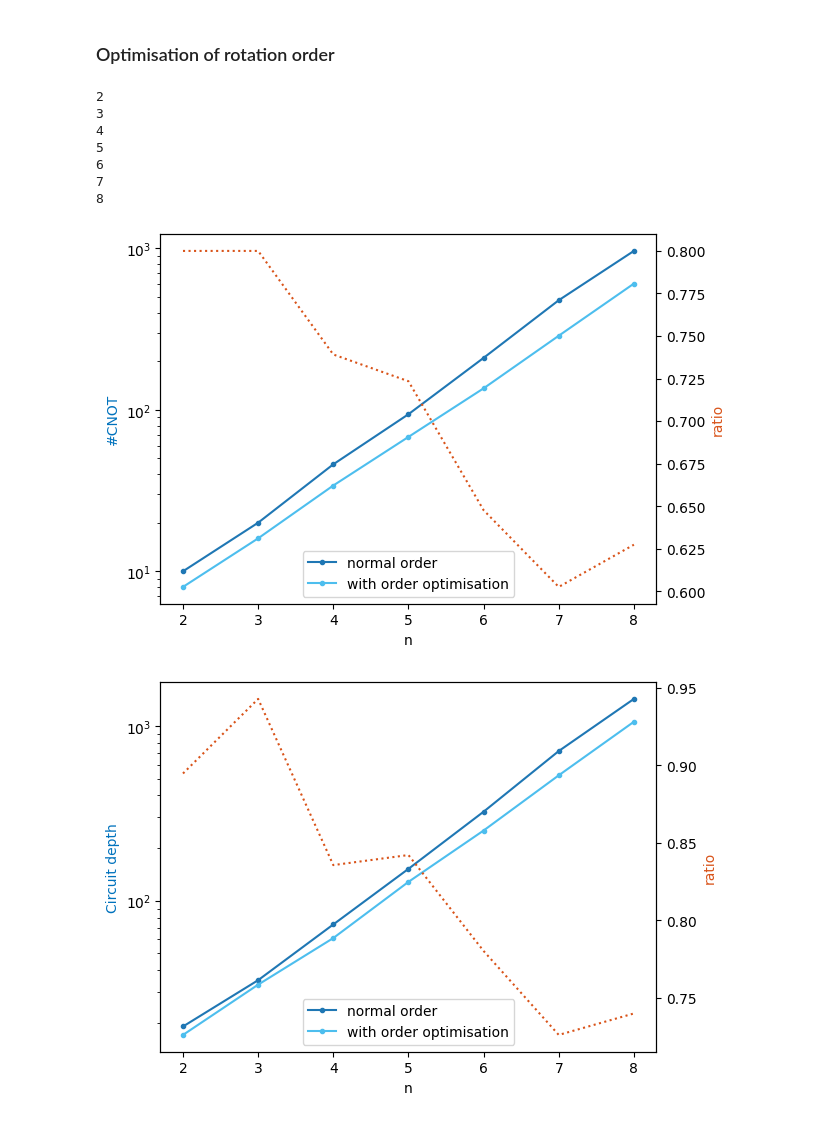
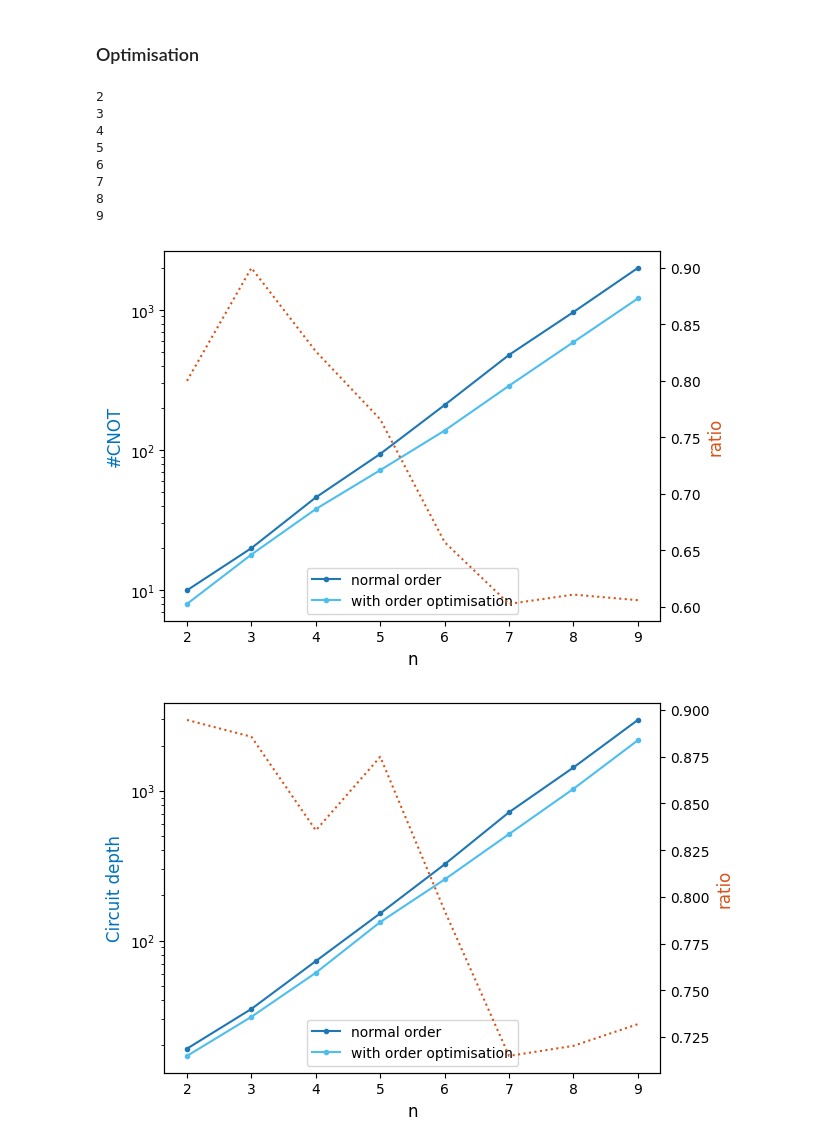
Before and after one commit to Sigma-Reply/QHack2024, a Jupyter notebook: Black-Scholes.ipynb, the cells around one changed output. Saved outputs shown, nothing was run; the diff lists cells and outputs as text; code cells hidden in the pictures.

```diff
--- a/Black-Scholes.ipynb
+++ b/Black-Scholes.ipynb
@@ -41,6 +28,8 @@ def Ngates(circuit, args):
 
 def L2_rel(a,b):
     return np.linalg.norm(a-b)**2/np.linalg.norm(b)**2
+
+fontsize=12
 # %%
 fig, ax1 = plt.subplots()
 ax2 = ax1.twinx()
@@ -48,7 +37,7 @@ color = ["#115f9a", "#1984c5", "#22a7f0", "#48b5c4", "#76c68f", "#a6d75b", "#c9e
 
 instance = BS(r,K,Smax)
 n_vec = np.arange(4,10)
-err_rel = np.zeros((2,len(n_vec)))
+err_rel = np.zeros((4,len(n_vec)))
 
 for i,n in enumerate(n_vec):
     print(n)
@@ -58,24 +47,31 @@ for i,n in enumerate(n_vec):
     exactp = instance.solve("exactp", n, sigma, T)
     exact = instance.solve("exact", n, sigma, T)
 
+    CN1 = instance.solve("CN", n, sigma, T, Nt=2)[2**(n-1):]
+    CN50 = instance.solve("CN", n, sigma, T, Nt=51)[2**(n-1):]
+
     err_rel[0,i] = L2_rel(V,exact)
     err_rel[1,i] = L2_rel(V,exactp)
+    err_rel[2,i] = L2_rel(CN1,exactp)
+    err_rel[3,i] = L2_rel(CN50,exactp)
 
     ax1.plot(np.exp(x),V, '-',color=color[i])
     ax2.plot(np.exp(x), np.abs(V-exact), '--',color=color[i])
 ax2.set_yscale('log')
-ax1.set_ylabel(r"$V$")
-ax2.set_ylabel(r"Absolute error")
-ax1.set_xlabel(r"$S$")
+ax1.set_ylabel(r"$V$", fontsize=fontsize)
+ax2.set_ylabel("Absolute error", fontsize=fontsize)
+ax1.set_xlabel(r"$S$", fontsize=fontsize)
 plt.legend(n_vec, loc='upper right')
 plt.show()
 
-plt.plot(n_vec, err_rel[0,:])
-plt.plot(n_vec, err_rel[0,:],'.')
+plt.plot(n_vec, err_rel[0,:], '.-')
+# plt.plot(n_vec, err_rel[1,:])
+plt.plot(n_vec, err_rel[2,:], '.-')
+plt.plot(n_vec, err_rel[3,:], '.-')
 plt.yscale('log')
-plt.ylabel('Relative error of simulation')
-plt.xlabel('n')
-plt.legend(['w.r.t exact','w.r.t exact with periodic boundary condition'])
+plt.ylabel('Relative error',fontsize=fontsize)
+plt.xlabel('n',fontsize=fontsize)
+plt.legend(['quantum simulation','CrankNicolson with 1 time step', 'CrankNicolson with 50 time steps'])
 plt.show()
 # %% [output]
 4
@@ -112,10 +108,10 @@ for j,n in enumerate(n_vec):
 
     ax[0].plot(t, err_rel[:,j,0],'.-', color=color[j])
     ax[1].plot(t, err_rel[:,j,1],'.-', color=color[j])
+ax[1].set_xlabel('Time',fontsize=fontsize)
 for i in range(2):
-    ax[i].set_xlabel('Time')
     ax[i].legend(n_vec)
-    ax[i].set_ylabel('Relative error of simulation')
+    ax[i].set_ylabel('Relative error',fontsize=fontsize)
     ax[i].set_yscale('log')
 ax[0].set_title("w.r.t exact")
 ax[1].set_title("w.r.t exact with pediodic boundary condition")
@@ -130,7 +126,7 @@ plt.show()
 # %% [markdown]
-### Optimisation of rotation order
+### Optimisation
 # %%
-n_vec = np.arange(2,9)
+n_vec = np.arange(2,10)
 Ncnots = np.zeros((2,len(n_vec)))
 depth = np.zeros((2,len(n_vec)))
 
@@ -156,32 +152,33 @@ for i,n in enumerate(n_vec):
 6
 7
 8
+9
 # %%
 fig, ax1 = plt.subplots()
 ax2 = ax1.twinx()
 
 ax1.plot(n_vec, Ncnots[0,:],'.-')
 ax1.plot(n_vec, Ncnots[1,:],'.-', color=[0.3010, 0.7450, 0.9330])
 ax2.plot(n_vec, Ncnots[1,:]/Ncnots[0,:], ':', color=[0.8500, 0.3250, 0.0980])
 ax1.set_yscale('log')
-ax1.set_ylabel(r'#CNOT', color=[0, 0.4470, 0.7410])
-ax2.set_ylabel(r'ratio', color=[0.8500, 0.3250, 0.0980])
-ax1.set_xlabel(r'n')
+ax1.set_ylabel('#CNOT', color=[0, 0.4470, 0.7410],fontsize=fontsize)
+ax2.set_ylabel('ratio', color=[0.8500, 0.3250, 0.0980],fontsize=fontsize)
+ax1.set_xlabel('n',fontsize=fontsize)
 ax1.legend(["normal order","with order optimisation"],loc='lower center')
 plt.show()
 
 fig, ax1 = plt.subplots()
 ax2 = ax1.twinx()
 
 ax1.plot(n_vec, depth[0,:],'.-')
 ax1.plot(n_vec, depth[1,:],'.-', color=[0.3010, 0.7450, 0.9330])
 ax2.plot(n_vec, depth[1,:]/depth[0,:], ':', color=[0.8500, 0.3250, 0.0980])
 ax1.set_yscale('log')
-ax2.set_ylabel(r'ratio', color=[0.8500, 0.3250, 0.0980])
-ax1.set_ylabel(r'Circuit depth', color=[0, 0.4470, 0.7410])
-ax1.set_xlabel(r'n')
+ax2.set_ylabel('ratio', color=[0.8500, 0.3250, 0.0980], fontsize=fontsize)
+ax1.set_ylabel('Circuit depth', color=[0, 0.4470, 0.7410], fontsize=fontsize)
+ax1.set_xlabel('n', fontsize=fontsize)
 ax1.legend(["normal order","with order optimisation"],loc='lower center')
 plt.show()
 # %% [output]
-[figure, old version]
+[figure, new version]
-[figure, old version]
+[figure, new version]
```
Also changed, not shown: parts of 10 cells of this notebook, 3 other files.
